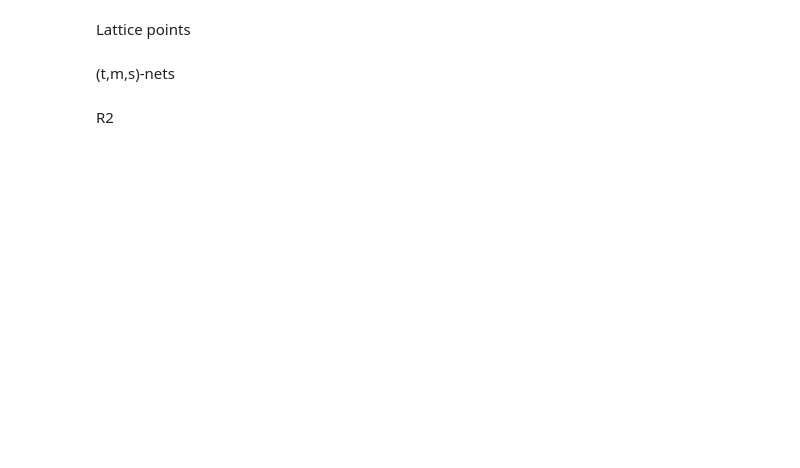
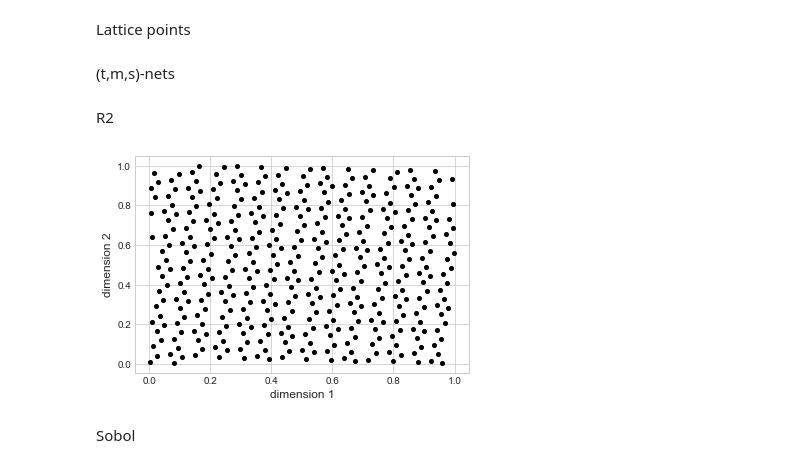
Before and after one commit to timellemeet/mixedlogit, a Jupyter notebook: drawtypes.ipynb, the cells around one changed output. Saved outputs shown, nothing was run; the diff lists cells and outputs as text; code cells hidden in the pictures; blank space fills up the shorter version.

```diff
--- a/drawtypes.ipynb
+++ b/drawtypes.ipynb
@@ -77,3 +97,40 @@ Lattice points
 (t,m,s)-nets
 # %% [markdown]
 R2
+# %%
+#generalized definition of the golden ration
+def r2draws(n, d, seed=0.5):
+    def phi(d):
+        x=2
+        for i in range(100):
+            x = pow(1+x,1/(d+1))
+        return x
+
+    g = phi(d)
+    alpha = np.zeros(d)
+    for j in range(d):
+        alpha[j] = pow(1/g,j+1)  %1 # mod 1
+
+    r2draws = np.zeros((n, d))
+    for i in range(n):
+          r2draws[i] = (seed + alpha*(i+1)) % 1 # mod 1
+
+    return r2draws
+
+#make the draws and discard the 10 inital values to prevent issues
+goldenr2 = np.array(r2draws(n_q * n_r, n_k))
+
+#make the result array
+draws = np.zeros((n_r, n_q, n_k))
+
+#assign the right probablilities
+for q in range(n_q):
+     for r in range(n_r):
+        draws[r, q, :] = goldenr2[n_r * q + r,:]
+
+
+visualize(draws)
+# %% [output]
+[figure, added]
+# %% [markdown]
+Sobol
```
Also changed, not shown: parts of 3 cells of this notebook, 2 other files.
